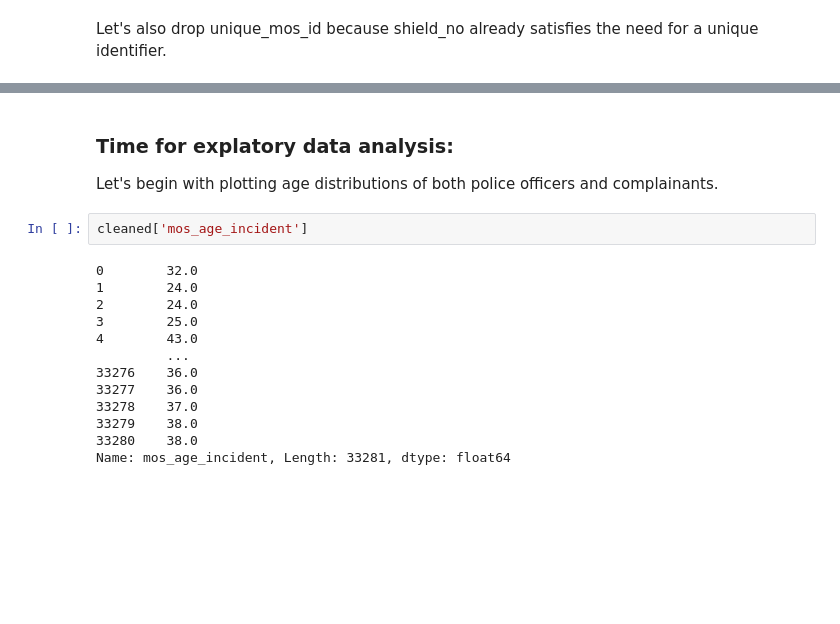
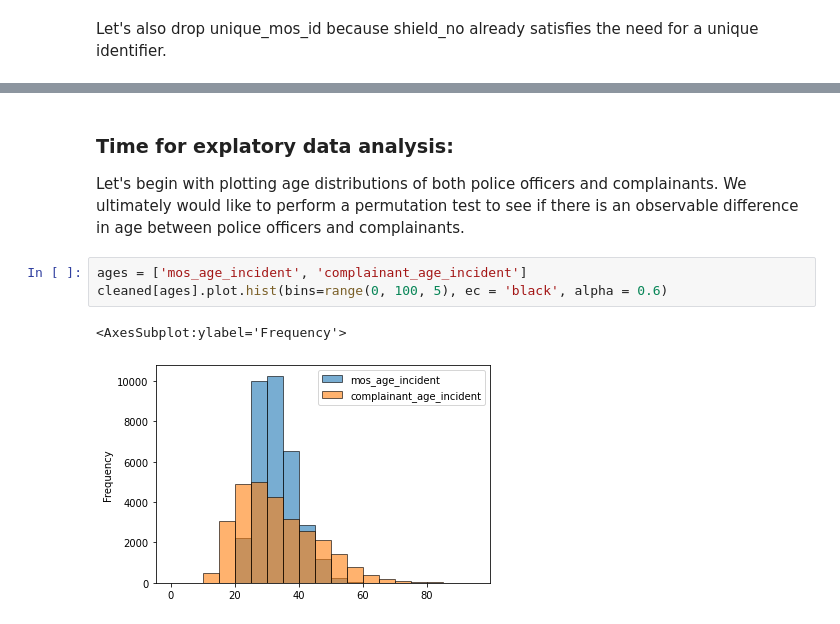
Before and after one commit to RyanHUNGry/nypd-civilian-complaints-EDA, a Jupyter notebook: notebook.ipynb, the cells around one changed output, grey strips where cells are left out. Cells and saved outputs as stored; diff of their text form; blank space fills up the shorter version.

Commit message:
Started permutation test

```diff
--- a/notebook.ipynb
+++ b/notebook.ipynb
@@ -260,19 +246,10 @@ cleaned.head()
 # %% [markdown]
 ### Time for explatory data analysis:
 
-Let's begin with plotting age distributions of both police officers and complainants.
+Let's begin with plotting age distributions of both police officers and complainants. We ultimately would like to perform a permutation test to see if there is an observable difference in age between police officers and complainants.
-# %%
-cleaned['mos_age_incident']
-# %% [output]
-0        32.0
-1        24.0
-2        24.0
-3        25.0
-4        43.0
-         ...
-33276    36.0
-33277    36.0
-33278    37.0
-33279    38.0
-33280    38.0
-Name: mos_age_incident, Length: 33281, dtype: float64
+# %%
+ages = ['mos_age_incident', 'complainant_age_incident']
+cleaned[ages].plot.hist(bins=range(0, 100, 5), ec = 'black', alpha = 0.6)
+# %% [output]
+<AxesSubplot:ylabel='Frequency'>
+[figure, added]
```
Also changed, not shown: parts of 12 cells of this notebook.
